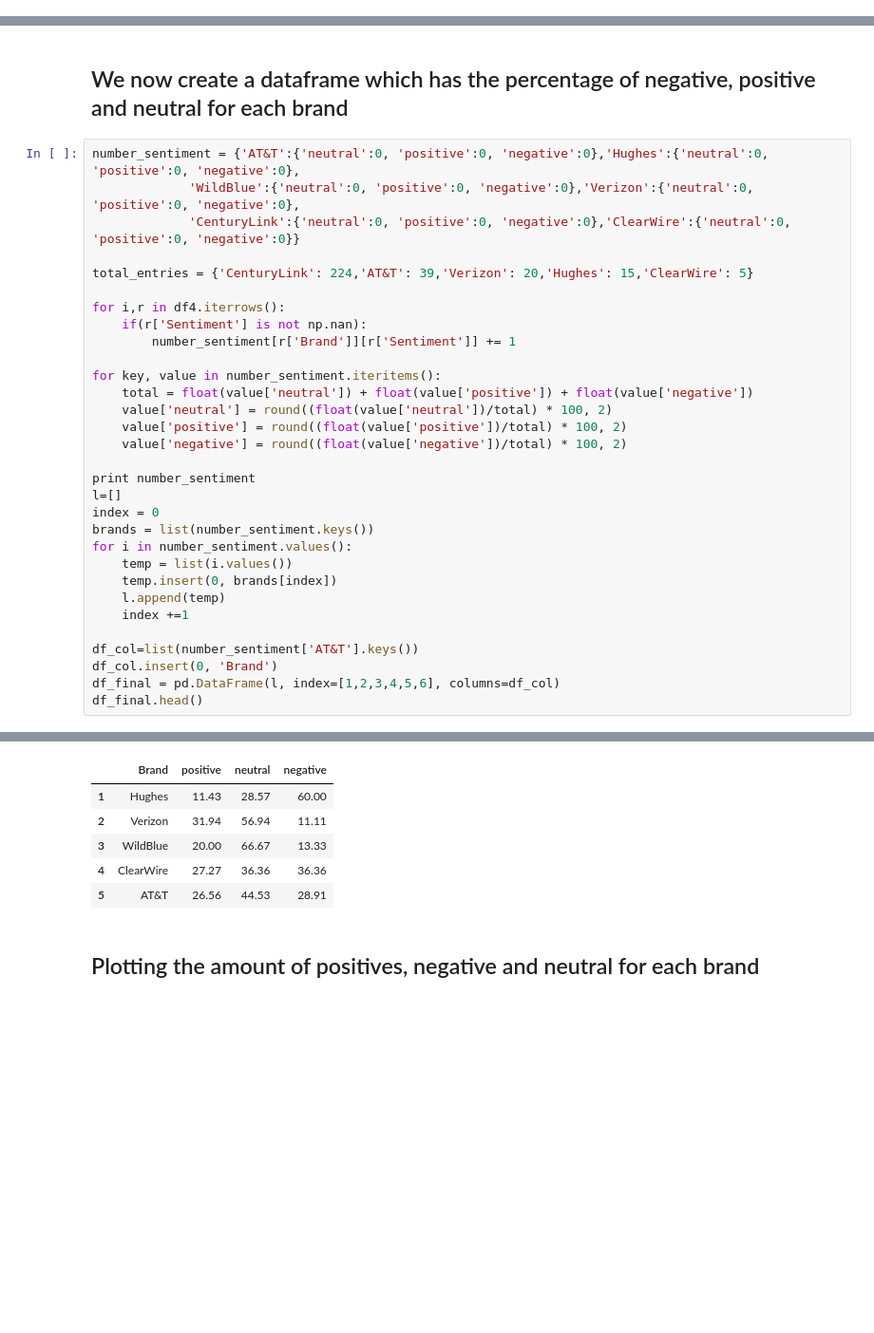
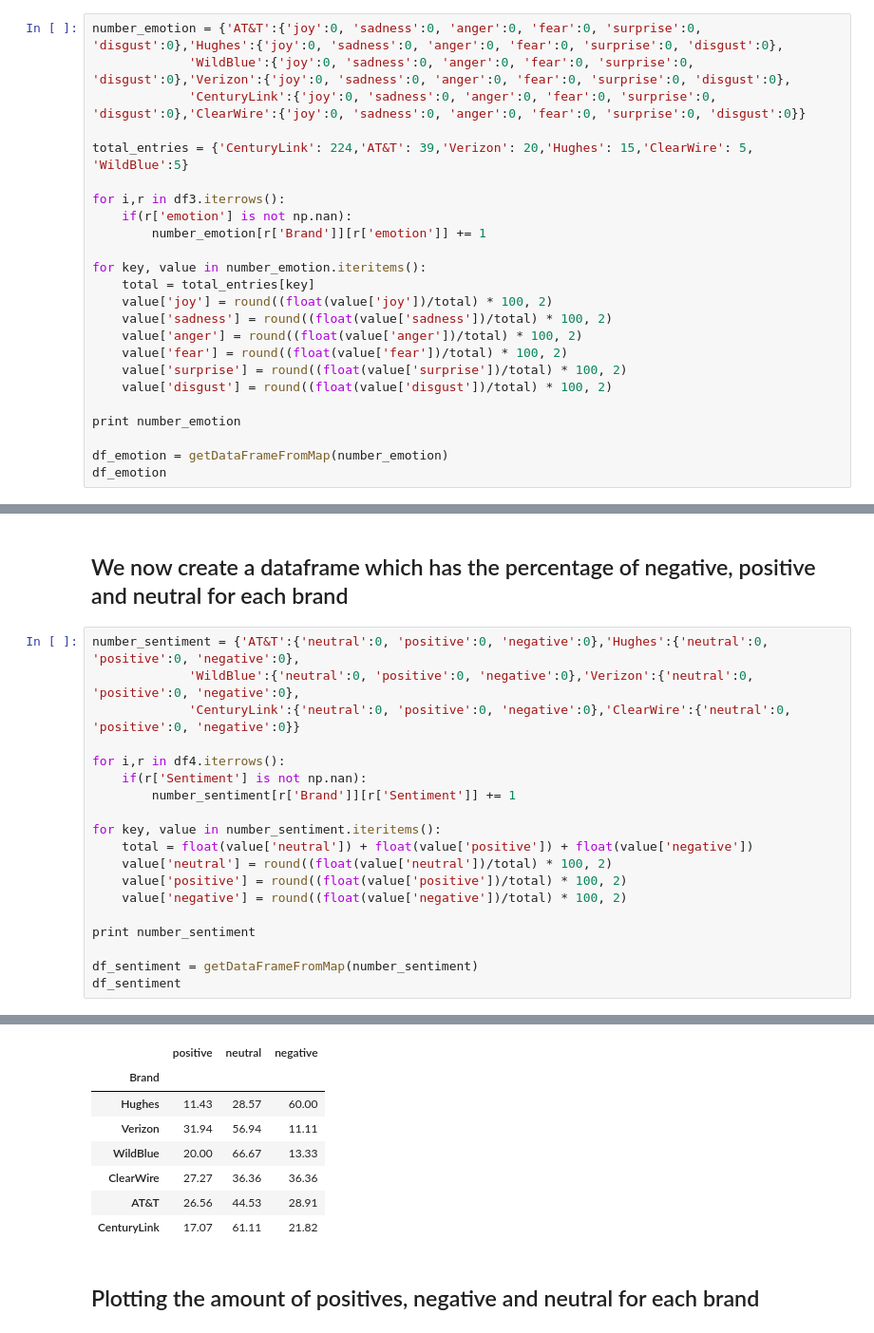
Before and after one commit to juhiscript/DataScience, a Jupyter notebook: Final Project.ipynb, the cells around one changed output, grey strips where cells are left out. Shown at 95% size. Cells and saved outputs as stored; diff of their text form; blank space fills up the shorter version.

```diff
--- a/Final Project.ipynb
+++ b/Final Project.ipynb
@@ -132,0 +140,24 @@ array([<matplotlib.axes._subplots.AxesSubplot object at 0x...>,
+# %%
+number_emotion = {'AT&T':{'joy':0, 'sadness':0, 'anger':0, 'fear':0, 'surprise':0, 'disgust':0},'Hughes':{'joy':0, 'sadness':0, 'anger':0, 'fear':0, 'surprise':0, 'disgust':0},
+             'WildBlue':{'joy':0, 'sadness':0, 'anger':0, 'fear':0, 'surprise':0, 'disgust':0},'Verizon':{'joy':0, 'sadness':0, 'anger':0, 'fear':0, 'surprise':0, 'disgust':0},
+             'CenturyLink':{'joy':0, 'sadness':0, 'anger':0, 'fear':0, 'surprise':0, 'disgust':0},'ClearWire':{'joy':0, 'sadness':0, 'anger':0, 'fear':0, 'surprise':0, 'disgust':0}}
+
+total_entries = {'CenturyLink': 224,'AT&T': 39,'Verizon': 20,'Hughes': 15,'ClearWire': 5, 'WildBlue':5}
+
+for i,r in df3.iterrows():
+    if(r['emotion'] is not np.nan):
+        number_emotion[r['Brand']][r['emotion']] += 1
+
+for key, value in number_emotion.iteritems():
+    total = total_entries[key]
+    value['joy'] = round((float(value['joy'])/total) * 100, 2)
+    value['sadness'] = round((float(value['sadness'])/total) * 100, 2)
+    value['anger'] = round((float(value['anger'])/total) * 100, 2)
+    value['fear'] = round((float(value['fear'])/total) * 100, 2)
+    value['surprise'] = round((float(value['surprise'])/total) * 100, 2)
+    value['disgust'] = round((float(value['disgust'])/total) * 100, 2)
+
+print number_emotion
+
+df_emotion = getDataFrameFromMap(number_emotion)
+df_emotion
@@ -147,41 +192,31 @@ df4.head()
 # %%
 number_sentiment = {'AT&T':{'neutral':0, 'positive':0, 'negative':0},'Hughes':{'neutral':0, 'positive':0, 'negative':0},
              'WildBlue':{'neutral':0, 'positive':0, 'negative':0},'Verizon':{'neutral':0, 'positive':0, 'negative':0},
              'CenturyLink':{'neutral':0, 'positive':0, 'negative':0},'ClearWire':{'neutral':0, 'positive':0, 'negative':0}}
-
-total_entries = {'CenturyLink': 224,'AT&T': 39,'Verizon': 20,'Hughes': 15,'ClearWire': 5}
 
 for i,r in df4.iterrows():
     if(r['Sentiment'] is not np.nan):
         number_sentiment[r['Brand']][r['Sentiment']] += 1
 
 for key, value in number_sentiment.iteritems():
     total = float(value['neutral']) + float(value['positive']) + float(value['negative'])
     value['neutral'] = round((float(value['neutral'])/total) * 100, 2)
     value['positive'] = round((float(value['positive'])/total) * 100, 2)
     value['negative'] = round((float(value['negative'])/total) * 100, 2)
 
 print number_sentiment
-l=[]
-index = 0
-brands = list(number_sentiment.keys())
-for i in number_sentiment.values():
-    temp = list(i.values())
-    temp.insert(0, brands[index])
-    l.append(temp)
-    index +=1
 
-df_col=list(number_sentiment['AT&T'].keys())
-df_col.insert(0, 'Brand')
-df_final = pd.DataFrame(l, index=[1,2,3,4,5,6], columns=df_col)
-df_final.head()
+df_sentiment = getDataFrameFromMap(number_sentiment)
+df_sentiment
 # %% [output]
 {'Hughes': {'positive': 11.43, 'neutral': 28.57, 'negative': 60.0}, 'Verizon': {'positive': 31.94, 'neutral': 56.94, 'negative': 11.11}, 'WildBlue': {'positive': 20.0, 'neutral': 66.67, 'negative': 13 ...
-|  | Brand | positive | neutral | negative |
-| 1 | Hughes | 11.43 | 28.57 | 60.00 |
-| 2 | Verizon | 31.94 | 56.94 | 11.11 |
-| 3 | WildBlue | 20.00 | 66.67 | 13.33 |
-| 4 | ClearWire | 27.27 | 36.36 | 36.36 |
-| 5 | AT&T | 26.56 | 44.53 | 28.91 |
+|  | positive | neutral | negative |
+| Brand |  |  |  |
+| Hughes | 11.43 | 28.57 | 60.00 |
+| Verizon | 31.94 | 56.94 | 11.11 |
+| WildBlue | 20.00 | 66.67 | 13.33 |
+| ClearWire | 27.27 | 36.36 | 36.36 |
+| AT&T | 26.56 | 44.53 | 28.91 |
+| CenturyLink | 17.07 | 61.11 | 21.82 |
 # %% [markdown]
 ## Plotting the amount of positives, negative and neutral for each brand
```
Also changed, not shown: parts of 9 cells of this notebook.
